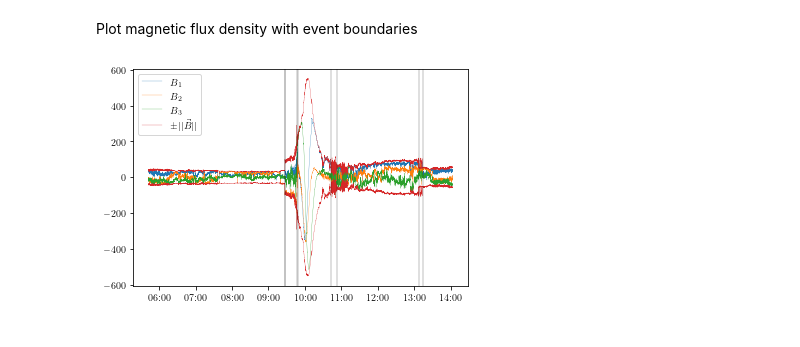
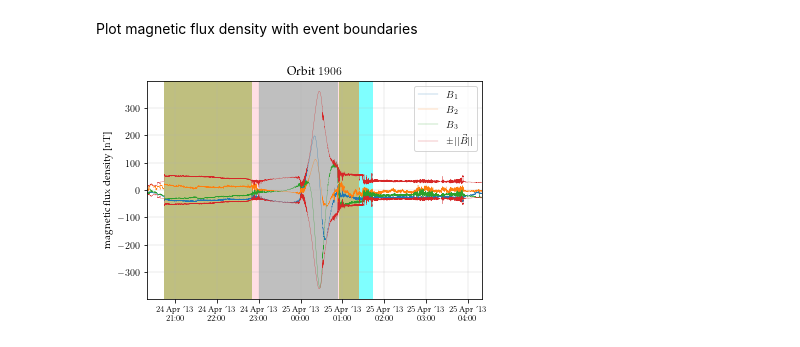
Before and after one commit to nkirschi/Freddie, a Jupyter notebook: event_boundary_visualization.ipynb, the cells around one changed output. Saved outputs shown, nothing was run; the diff lists cells and outputs as text; code cells hidden in the pictures.

```diff
--- a/event_boundary_visualization.ipynb
+++ b/event_boundary_visualization.ipynb
@@ -15,7 +15,7 @@ df_labels = pd.read_csv(join(LABEL_DIR, LABEL_FILE),
 # %% [markdown]
 Load orbit $n$
 # %%
-n = 4091
+n = 1906
 # %%
 df_orbit = pd.read_csv(join(ORBIT_DIR, ORBIT_FILE(n)),
                        index_col=DATE_COL,
@@ -39,12 +39,14 @@ Plot magnetic flux density with event boundaries
 # %%
 harry_plotter.plot_components_and_norm(
     df_orbit.index,
     (df_orbit["BX_MSO"],
     df_orbit["BY_MSO"],
     df_orbit["BZ_MSO"]),
     symbol="B",
     vlines=df_labels.loc[n],
+    title=f"Orbit ${n}$",
+    ylabel="magnetic flux density [\si{nT}]",
     outfile=join(FIGURE_DIR, MESSENGER(n) + "_events.pdf")
 )
 # %% [output]
-[figure, old version]
+[figure, new version]
```
Also changed, not shown: parts of 1 cell of this notebook, 1 other file.
